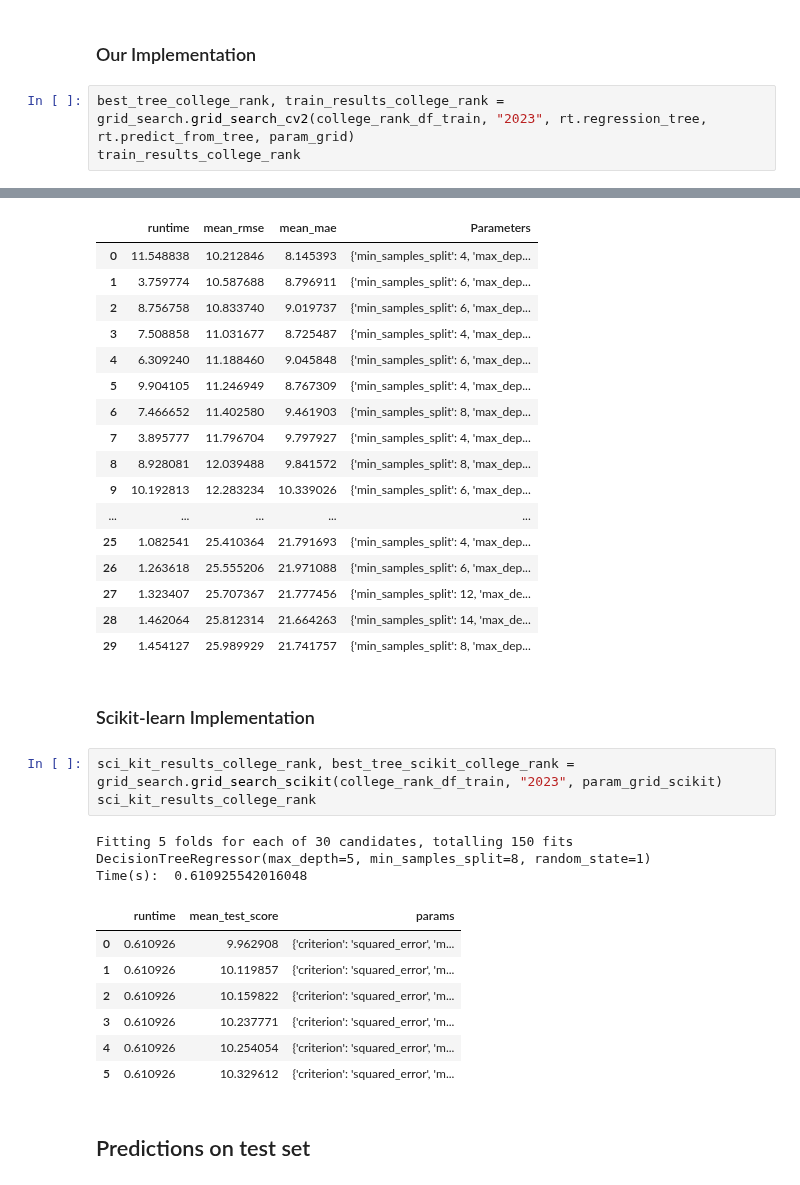
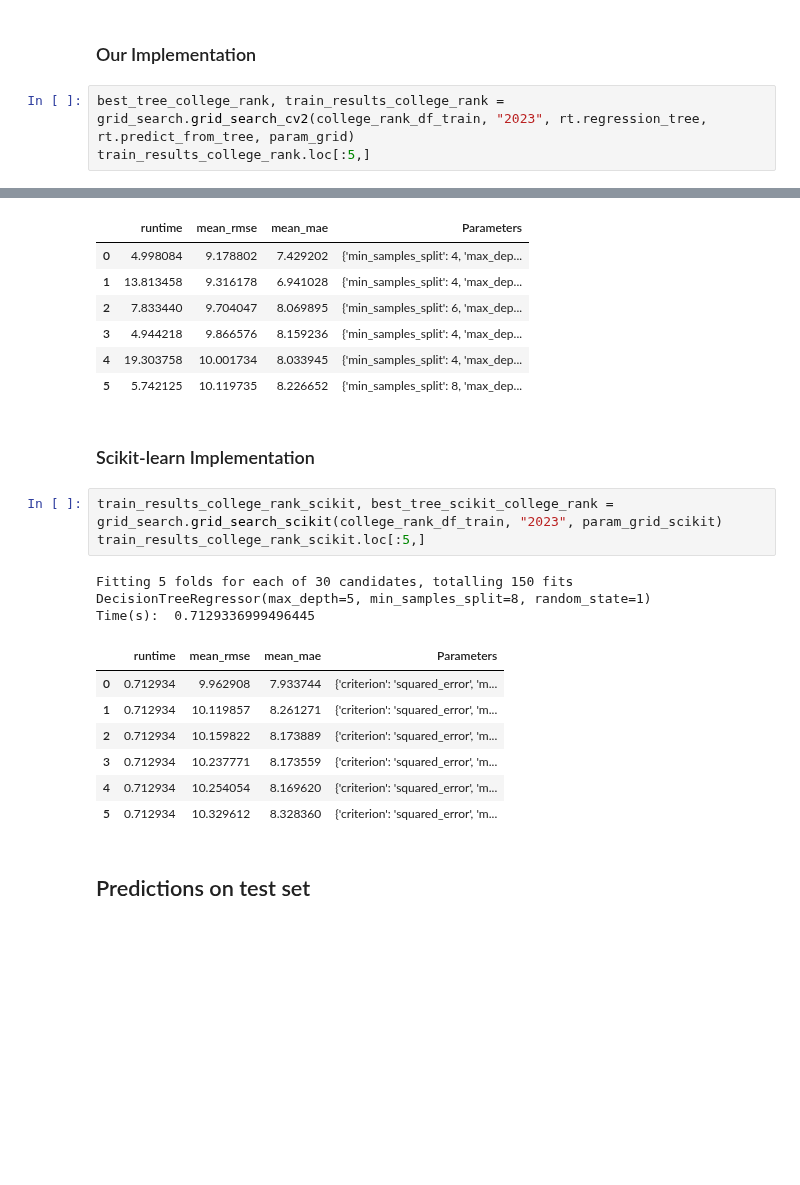
Before and after one commit to Esaiasson/Machine_learning_WS_2025, a Jupyter notebook: A2/final_results.ipynb, the cells around one changed output, grey strips where cells are left out. Saved outputs shown, nothing was run; the diff lists cells and outputs as text; blank space fills up the shorter version.

Commit message:
Big table implementation

```diff
--- a/A2/final_results.ipynb
+++ b/A2/final_results.ipynb
@@ -109,5 +120,5 @@ RMSE score on test set using Scikit implementation: 5.576393396194763
 ### Our Implementation
 # %%
 best_tree_college_rank, train_results_college_rank = grid_search.grid_search_cv2(college_rank_df_train, "2023", rt.regression_tree, rt.predict_from_tree, param_grid)
-train_results_college_rank
+train_results_college_rank.loc[:5,]
 # %% [output]
@@ -118,36 +128,26 @@ train_results_college_rank
 |  | runtime | mean_rmse | mean_mae | Parameters |
-| 0 | 11.548838 | 10.212846 | 8.145393 | {'min_samples_split': 4, 'max_dep... |
-| 1 | 3.759774 | 10.587688 | 8.796911 | {'min_samples_split': 6, 'max_dep... |
-| 2 | 8.756758 | 10.833740 | 9.019737 | {'min_samples_split': 6, 'max_dep... |
-| 3 | 7.508858 | 11.031677 | 8.725487 | {'min_samples_split': 4, 'max_dep... |
-| 4 | 6.309240 | 11.188460 | 9.045848 | {'min_samples_split': 6, 'max_dep... |
-| 5 | 9.904105 | 11.246949 | 8.767309 | {'min_samples_split': 4, 'max_dep... |
-| 6 | 7.466652 | 11.402580 | 9.461903 | {'min_samples_split': 8, 'max_dep... |
-| 7 | 3.895777 | 11.796704 | 9.797927 | {'min_samples_split': 4, 'max_dep... |
-| 8 | 8.928081 | 12.039488 | 9.841572 | {'min_samples_split': 8, 'max_dep... |
-| 9 | 10.192813 | 12.283234 | 10.339026 | {'min_samples_split': 6, 'max_dep... |
-| ... | ... | ... | ... | ... |
-| 25 | 1.082541 | 25.410364 | 21.791693 | {'min_samples_split': 4, 'max_dep... |
-| 26 | 1.263618 | 25.555206 | 21.971088 | {'min_samples_split': 6, 'max_dep... |
-| 27 | 1.323407 | 25.707367 | 21.777456 | {'min_samples_split': 12, 'max_de... |
-| 28 | 1.462064 | 25.812314 | 21.664263 | {'min_samples_split': 14, 'max_de... |
-| 29 | 1.454127 | 25.989929 | 21.741757 | {'min_samples_split': 8, 'max_dep... |
+| 0 | 4.998084 | 9.178802 | 7.429202 | {'min_samples_split': 4, 'max_dep... |
+| 1 | 13.813458 | 9.316178 | 6.941028 | {'min_samples_split': 4, 'max_dep... |
+| 2 | 7.833440 | 9.704047 | 8.069895 | {'min_samples_split': 6, 'max_dep... |
+| 3 | 4.944218 | 9.866576 | 8.159236 | {'min_samples_split': 4, 'max_dep... |
+| 4 | 19.303758 | 10.001734 | 8.033945 | {'min_samples_split': 4, 'max_dep... |
+| 5 | 5.742125 | 10.119735 | 8.226652 | {'min_samples_split': 8, 'max_dep... |
 # %% [markdown]
 ### Scikit-learn Implementation
 # %%
-sci_kit_results_college_rank, best_tree_scikit_college_rank = grid_search.grid_search_scikit(college_rank_df_train, "2023", param_grid_scikit)
-sci_kit_results_college_rank
+train_results_college_rank_scikit, best_tree_scikit_college_rank = grid_search.grid_search_scikit(college_rank_df_train, "2023", param_grid_scikit)
+train_results_college_rank_scikit.loc[:5,]
 # %% [output]
 Fitting 5 folds for each of 30 candidates, totalling 150 fits
 DecisionTreeRegressor(max_depth=5, min_samples_split=8, random_state=1)
-Time(s):  0.610925542016048
+Time(s):  0.7129336999496445
-|  | runtime | mean_test_score | params |
-| 0 | 0.610926 | 9.962908 | {'criterion': 'squared_error', 'm... |
-| 1 | 0.610926 | 10.119857 | {'criterion': 'squared_error', 'm... |
-| 2 | 0.610926 | 10.159822 | {'criterion': 'squared_error', 'm... |
-| 3 | 0.610926 | 10.237771 | {'criterion': 'squared_error', 'm... |
-| 4 | 0.610926 | 10.254054 | {'criterion': 'squared_error', 'm... |
-| 5 | 0.610926 | 10.329612 | {'criterion': 'squared_error', 'm... |
+|  | runtime | mean_rmse | mean_mae | Parameters |
+| 0 | 0.712934 | 9.962908 | 7.933744 | {'criterion': 'squared_error', 'm... |
+| 1 | 0.712934 | 10.119857 | 8.261271 | {'criterion': 'squared_error', 'm... |
+| 2 | 0.712934 | 10.159822 | 8.173889 | {'criterion': 'squared_error', 'm... |
+| 3 | 0.712934 | 10.237771 | 8.173559 | {'criterion': 'squared_error', 'm... |
+| 4 | 0.712934 | 10.254054 | 8.169620 | {'criterion': 'squared_error', 'm... |
+| 5 | 0.712934 | 10.329612 | 8.328360 | {'criterion': 'squared_error', 'm... |
 # %% [markdown]
 ## Predictions on test set
 # %%
```
Also changed, not shown: parts of 11 cells of this notebook, 2 other files.
